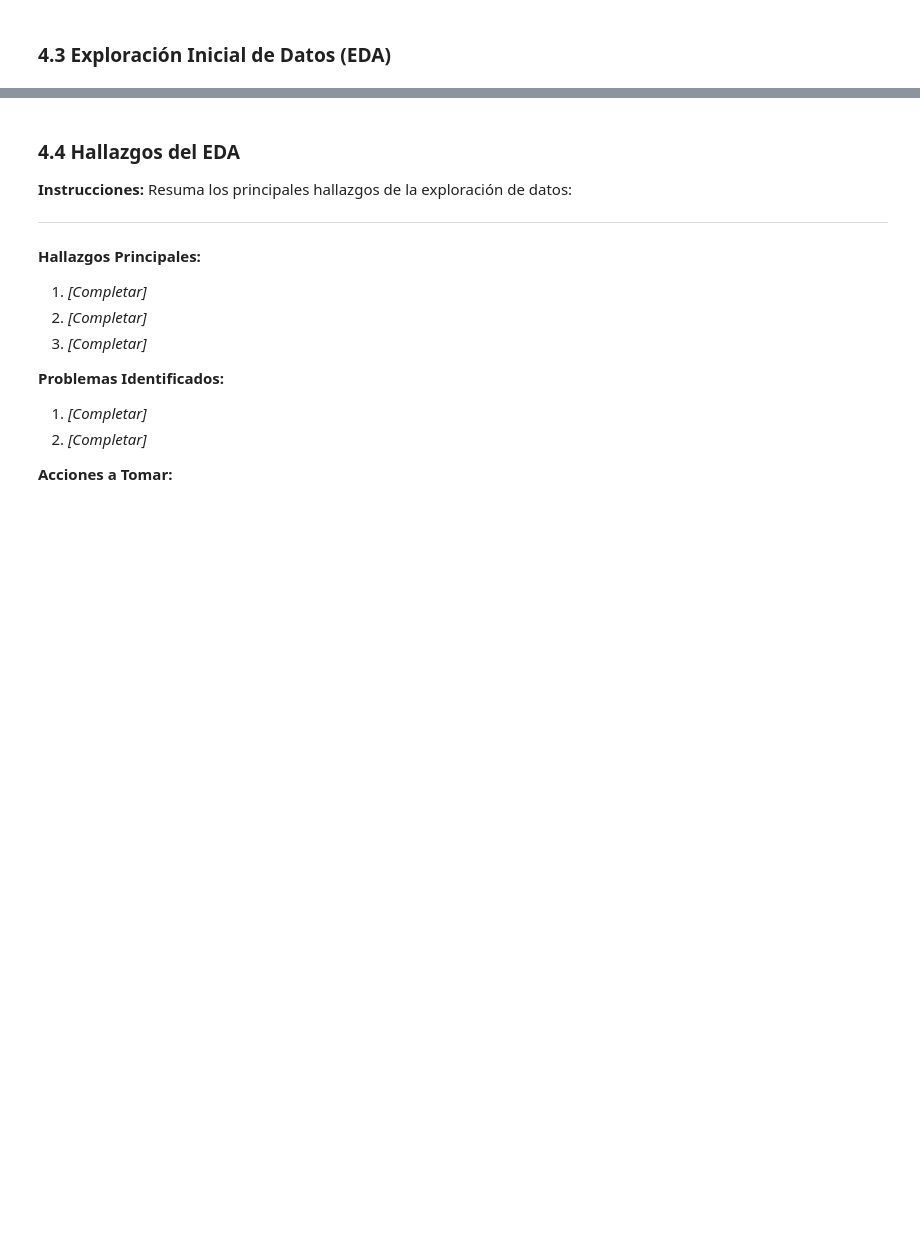
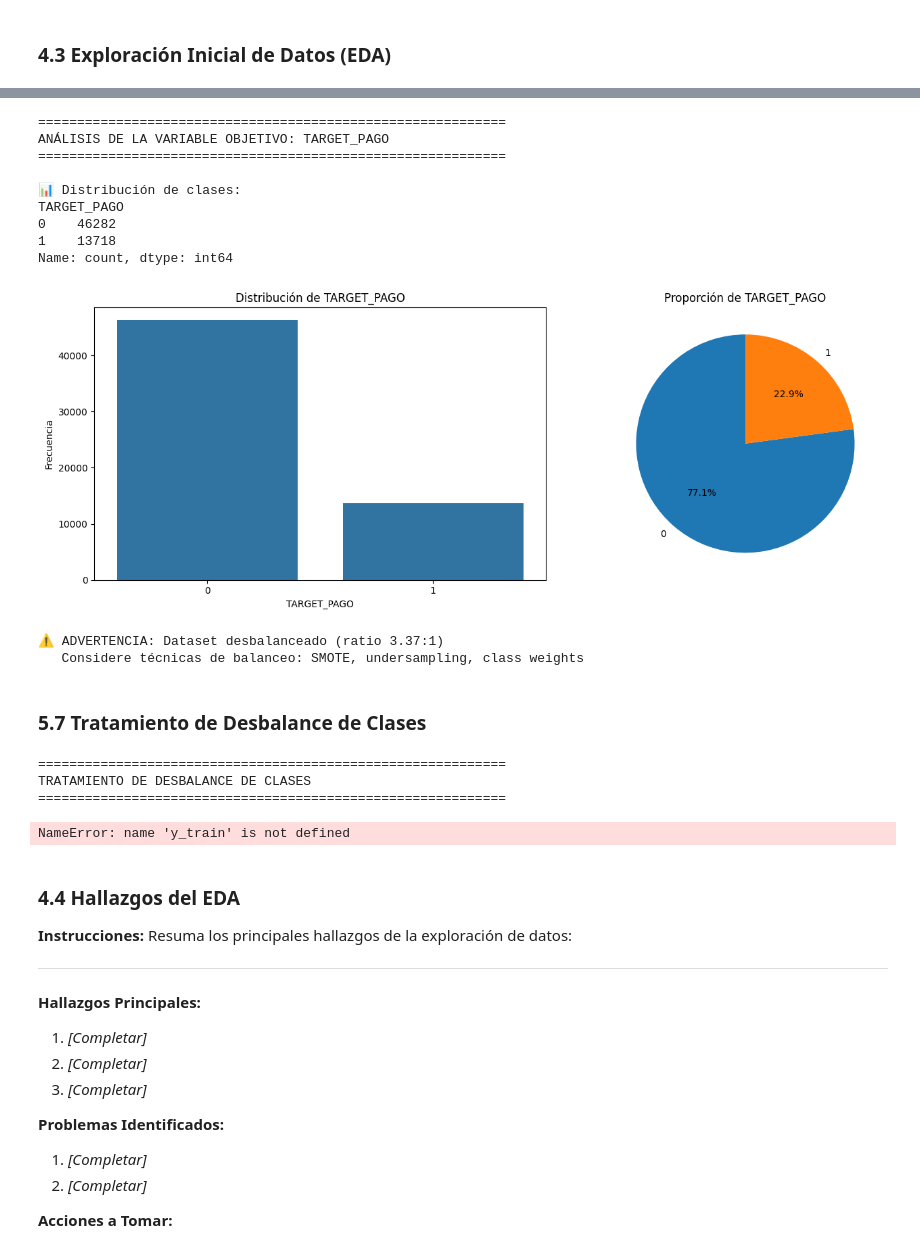
Before and after one commit to f1514454-sys/AML-Final-Minaya-Andrea, a Jupyter notebook: notebooks/AML-Final-Minaya-Andrea.ipynb, the cells around one changed output, grey strips where cells are left out. Cells and saved outputs as stored; diff of their text form; code cells hidden in the pictures; blank space fills up the shorter version.

```diff
--- a/notebooks/AML-Final-Minaya-Andrea.ipynb
+++ b/notebooks/AML-Final-Minaya-Andrea.ipynb
@@ -464,9 +508,12 @@ else:
 # =====================================================
 # ANÁLISIS DE LA VARIABLE OBJETIVO
 # =====================================================
+import matplotlib.pyplot as plt
+import matplotlib.pyplot as plt
+import seaborn as sns
 
 # COMPLETE: Especifique el nombre de su variable objetivo
-TARGET_COLUMN = 'target'  # Cambie 'target' por el nombre de su variable objetivo
+TARGET_COLUMN = 'TARGET_PAGO'  # Cambie 'target' por el nombre de su variable objetivo
 
 print("=" * 60)
 print(f"ANÁLISIS DE LA VARIABLE OBJETIVO: {TARGET_COLUMN}")
@@ -489,33 +536,93 @@ if df[TARGET_COLUMN].dtype == 'object' or df[TARGET_COLUMN].nunique() < 20:
 
     # Gráfico de pastel
     axes[1].pie(class_dist.values, labels=class_dist.index, autopct='%1.1f%%', startangle=90)
     axes[1].set_title(f'Proporción de {TARGET_COLUMN}')
 
     plt.tight_layout()
     plt.show()
 
     # Verificar desbalance
     imbalance_ratio = class_dist.max() / class_dist.min()
     if imbalance_ratio > 3:
         print(f"\n⚠️ ADVERTENCIA: Dataset desbalanceado (ratio {imbalance_ratio:.2f}:1)")
         print("   Considere técnicas de balanceo: SMOTE, undersampling, class weights")
 else:
     # Para regresión
     print("\n📊 Estadísticas de la variable objetivo:")
     print(df[TARGET_COLUMN].describe())
 
     fig, axes = plt.subplots(1, 2, figsize=(14, 5))
 
     # Histograma
     sns.histplot(df[TARGET_COLUMN], kde=True, ax=axes[0])
     axes[0].set_title(f'Distribución de {TARGET_COLUMN}')
 
     # Box plot
     sns.boxplot(y=df[TARGET_COLUMN], ax=axes[1])
     axes[1].set_title(f'Box Plot de {TARGET_COLUMN}')
 
     plt.tight_layout()
     plt.show()
+# %% [output]
+============================================================
+ANÁLISIS DE LA VARIABLE OBJETIVO: TARGET_PAGO
+============================================================
+
+📊 Distribución de clases:
+TARGET_PAGO
+0    46282
+1    13718
+Name: count, dtype: int64
+[figure, added]
+⚠️ ADVERTENCIA: Dataset desbalanceado (ratio 3.37:1)
+   Considere técnicas de balanceo: SMOTE, undersampling, class weights
+# %% [markdown]
+### 5.7 Tratamiento de Desbalance de Clases
+# %%
+# =====================================================
+# TRATAMIENTO DE DESBALANCE DE CLASES
+# =====================================================
+task_type = 'classification'
+
+print("=" * 60)
+print("TRATAMIENTO DE DESBALANCE DE CLASES")
+print("=" * 60)
+
+task_type = 'classification' # Added to define task_type
+
+if task_type == 'classification':
+    from imblearn.over_sampling import SMOTE
+    from collections import Counter
+
+    print(f"\nDistribución original de clases en entrenamiento: {Counter(y_train)}")
+
+    # Aplicar SMOTE al conjunto de entrenamiento
+    smote = SMOTE(random_state=RANDOM_SEED)
+    X_train_resampled, y_train_resampled = smote.fit_resample(X_train, y_train)
+
+    print(f"Distribución de clases después de SMOTE: {Counter(y_train_resampled)}")
+
+    # Actualizar tensores de PyTorch para el entrenamiento con datos balanceados
+    X_train_tensor = torch.FloatTensor(X_train_resampled.values)
+    y_train_tensor = torch.LongTensor(y_train_resampled.values)
+
+    train_dataset = TensorDataset(X_train_tensor, y_train_tensor)
+    train_loader = DataLoader(train_dataset, batch_size=BATCH_SIZE, shuffle=True)
+
+    # Actualizar arrays de NumPy para Keras con datos balanceados
+    X_train_np = X_train_resampled.values.astype('float32')
+    y_train_np = keras.utils.to_categorical(y_train_resampled, num_classes)
+
+    print(f"\n✅ Desbalance de clases tratado usando SMOTE en el conjunto de entrenamiento.")
+    print(f"   Dimensiones de X_train resampleado: {X_train_resampled.shape}")
+    print(f"   Dimensiones de y_train resampleado: {y_train_resampled.shape}")
+else:
+    print("\nℹ️ El tratamiento de desbalance de clases no es aplicable para problemas de regresión.")
+# %% [output]
+============================================================
+TRATAMIENTO DE DESBALANCE DE CLASES
+============================================================
+NameError: name 'y_train' is not defined
 # %%
 # =====================================================
 # ANÁLISIS DE CORRELACIONES
```
Also changed, not shown: parts of 2 cells of this notebook.
